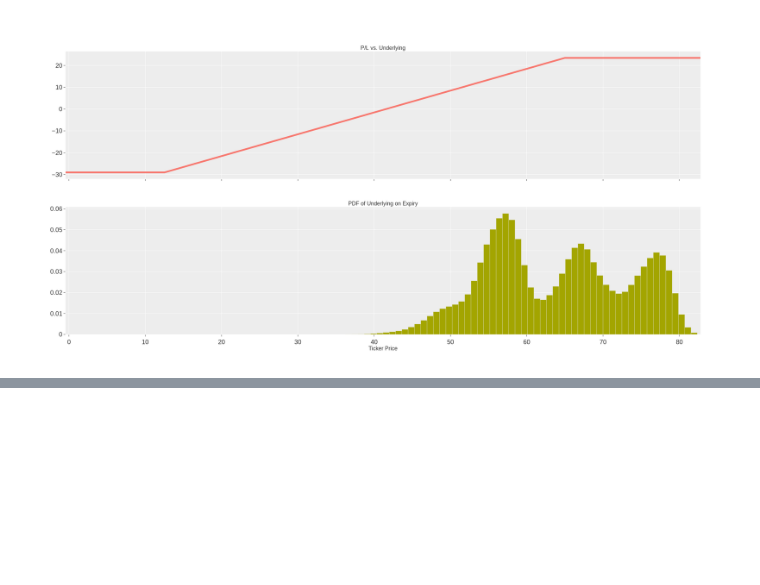
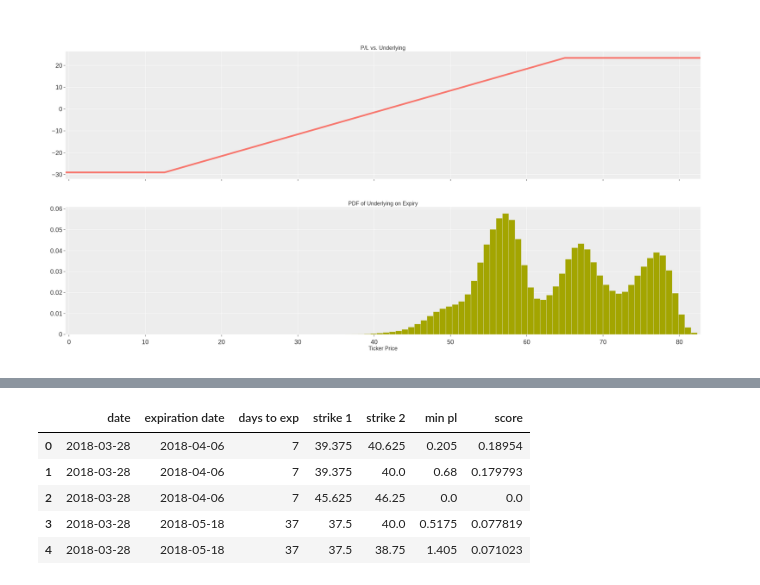
Before and after one commit to jacktan1/Options-Project, a Jupyter notebook: src/P5-0_baseline_model.ipynb, the cells around one changed output, grey strips where cells are left out. Cells and saved outputs as stored; diff of their text form; code cells hidden in the pictures; blank space fills up the shorter version.

```diff
--- a/src/P5-0_baseline_model.ipynb
+++ b/src/P5-0_baseline_model.ipynb
@@ -241,0 +252,10 @@ scores_df.head()
+# %%
+# Option pairs without risk (very few)
+option_strat.no_risk_scores_df.head()
+# %% [output]
+|  | date | expiration date | days to exp | strike 1 | strike 2 | min pl | score |
+| 0 | 2018-03-28 | 2018-04-06 | 7 | 39.375 | 40.625 | 0.205 | 0.18954 |
+| 1 | 2018-03-28 | 2018-04-06 | 7 | 39.375 | 40.0 | 0.68 | 0.179793 |
+| 2 | 2018-03-28 | 2018-04-06 | 7 | 45.625 | 46.25 | 0.0 | 0.0 |
+| 3 | 2018-03-28 | 2018-05-18 | 37 | 37.5 | 40.0 | 0.5175 | 0.077819 |
+| 4 | 2018-03-28 | 2018-05-18 | 37 | 37.5 | 38.75 | 1.405 | 0.071023 |
```
Also changed, not shown: parts of 17 cells of this notebook, 6 other files.
